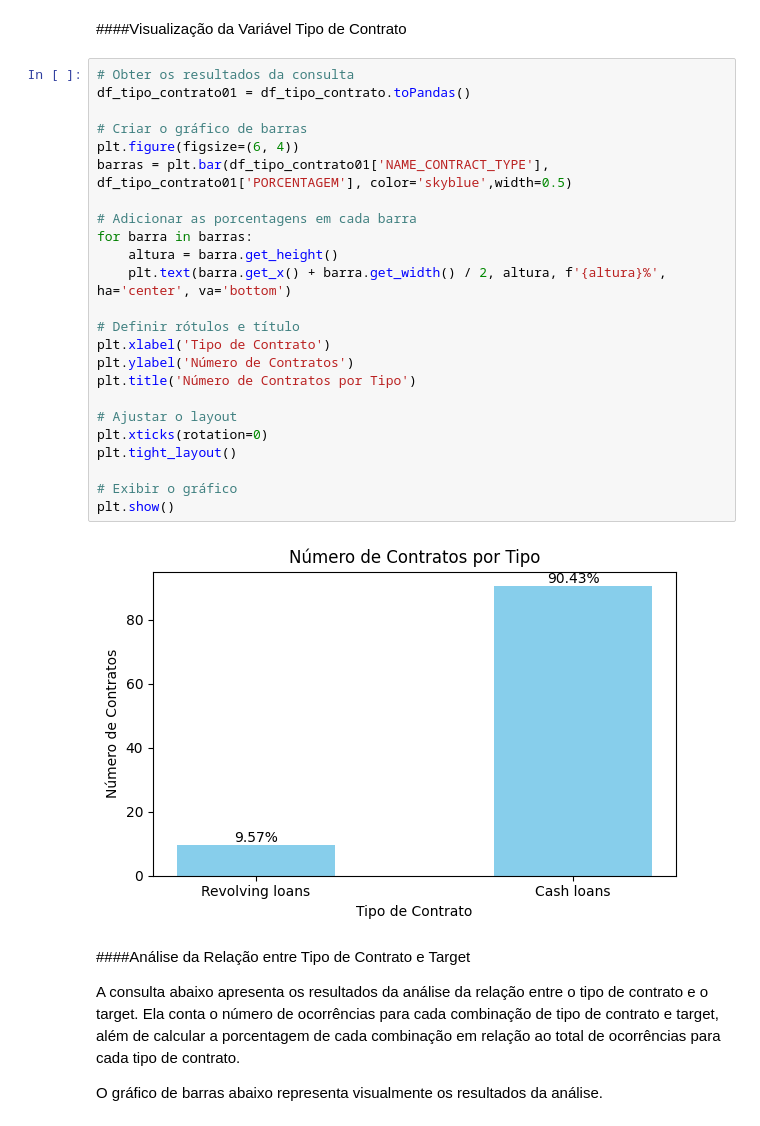
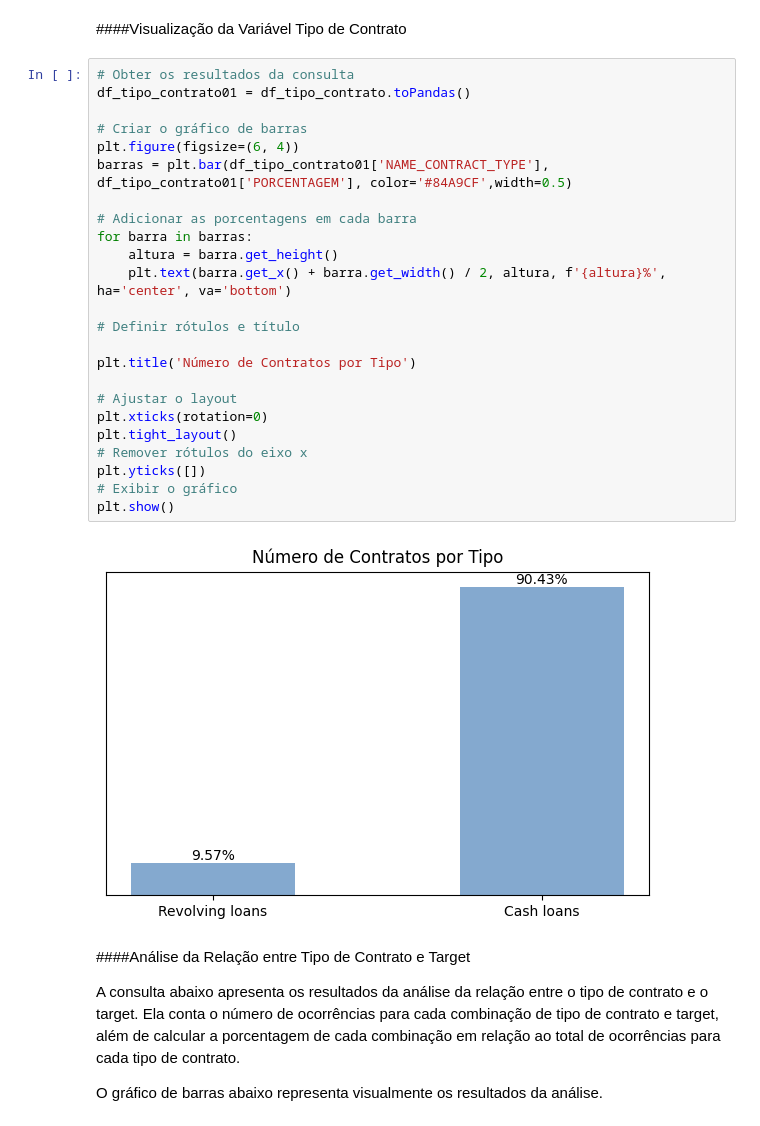
Before and after one commit to Suelymessias/Modelagem_Credito_PodBank, a Jupyter notebook: Analise_Credito_EDA.ipynb, the cells around one changed output. Drawn from its saved outputs; the diff is of its cells as text.

```diff
--- a/Analise_Credito_EDA.ipynb
+++ b/Analise_Credito_EDA.ipynb
@@ -670,29 +668,29 @@ df_tipo_contrato.show()
 # %%
 # Obter os resultados da consulta
 df_tipo_contrato01 = df_tipo_contrato.toPandas()
 
 # Criar o gráfico de barras
 plt.figure(figsize=(6, 4))
-barras = plt.bar(df_tipo_contrato01['NAME_CONTRACT_TYPE'], df_tipo_contrato01['PORCENTAGEM'], color='skyblue',width=0.5)
+barras = plt.bar(df_tipo_contrato01['NAME_CONTRACT_TYPE'], df_tipo_contrato01['PORCENTAGEM'], color='#84A9CF',width=0.5)
 
 # Adicionar as porcentagens em cada barra
 for barra in barras:
     altura = barra.get_height()
     plt.text(barra.get_x() + barra.get_width() / 2, altura, f'{altura}%', ha='center', va='bottom')
 
 # Definir rótulos e título
-plt.xlabel('Tipo de Contrato')
-plt.ylabel('Número de Contratos')
+
 plt.title('Número de Contratos por Tipo')
 
 # Ajustar o layout
 plt.xticks(rotation=0)
 plt.tight_layout()
-
+# Remover rótulos do eixo x
+plt.yticks([])
 # Exibir o gráfico
 plt.show()
 # %% [output]
-[figure, old version]
+[figure, new version]
 # %% [markdown]
 ####Análise da Relação entre Tipo de Contrato e Target
 
```
Also changed, not shown: parts of 13 cells of this notebook.
